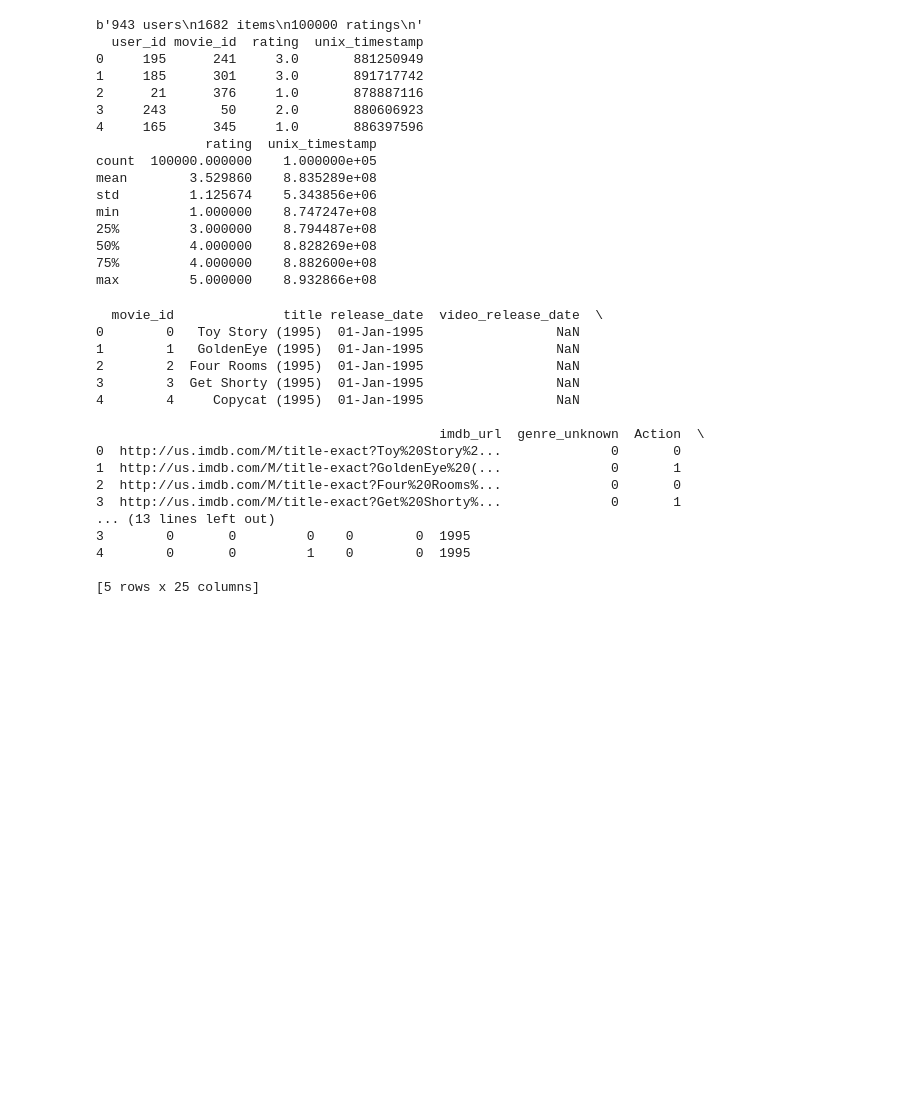
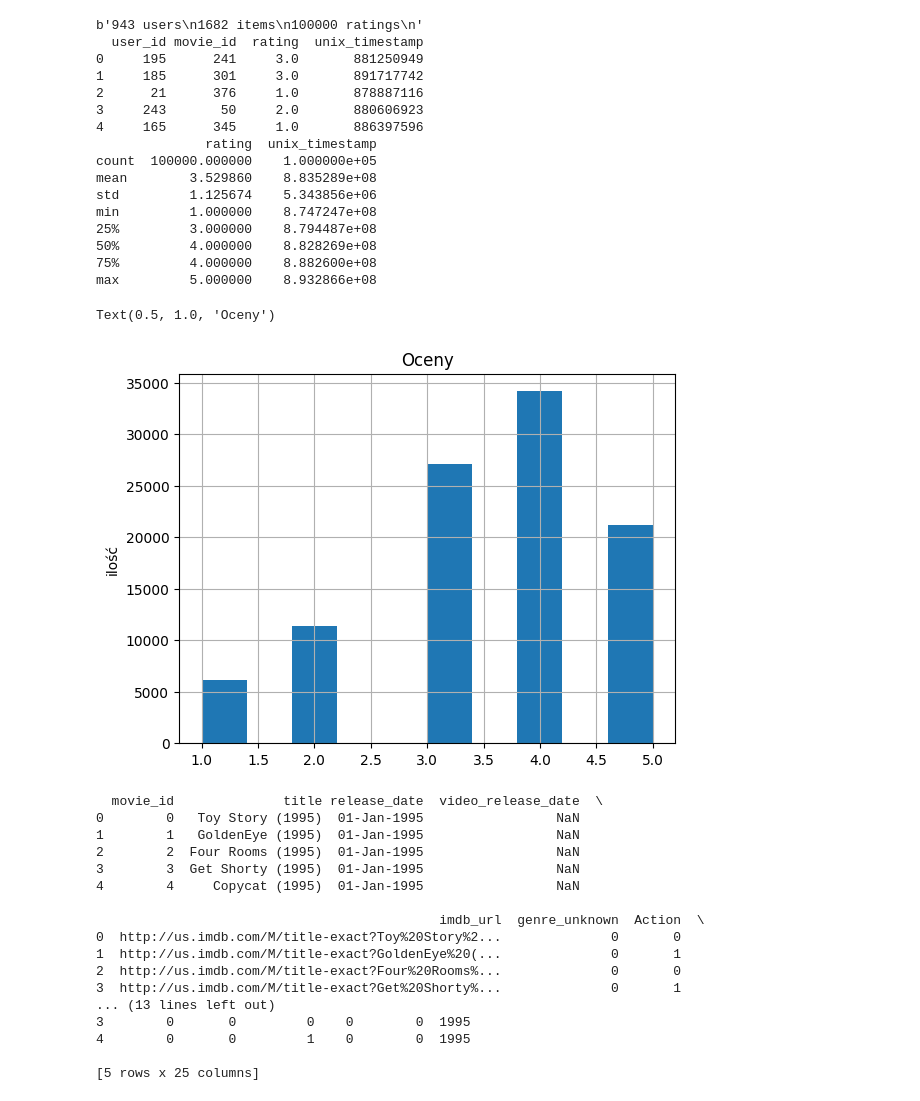
Before and after one commit to mattreu/ml_tests, a Jupyter notebook: recommendations/rbm_analytics.ipynb, the cells around one changed output. Saved outputs shown, nothing was run; the diff lists cells and outputs as text; code cells hidden in the pictures; blank space fills up the shorter version.

Commit message:
ratings hist

```diff
--- a/recommendations/rbm_analytics.ipynb
+++ b/recommendations/rbm_analytics.ipynb
@@ -11,25 +11,30 @@ from run_multiple_models import run_rbms
 # %%
 provider = data_provider()
 ratings = provider.get_ratings()
 print(ratings.head())
 print(ratings.describe())
+ratings['rating'].hist()
+plt.ylabel('ilość')
+plt.title('Oceny')
 # %% [output]
 b'943 users\n1682 items\n100000 ratings\n'
   user_id movie_id  rating  unix_timestamp
 0     195      241     3.0       881250949
 1     185      301     3.0       891717742
 2      21      376     1.0       878887116
 3     243       50     2.0       880606923
 4     165      345     1.0       886397596
               rating  unix_timestamp
 count  100000.000000    1.000000e+05
 mean        3.529860    8.835289e+08
 std         1.125674    5.343856e+06
 min         1.000000    8.747247e+08
 25%         3.000000    8.794487e+08
 50%         4.000000    8.828269e+08
 75%         4.000000    8.882600e+08
 max         5.000000    8.932866e+08
+Text(0.5, 1.0, 'Oceny')
+[figure, added]
 # %%
 movies = provider.get_movies()
 print(movies.head())
```
Also changed, not shown: parts of 1 cell of this notebook.
